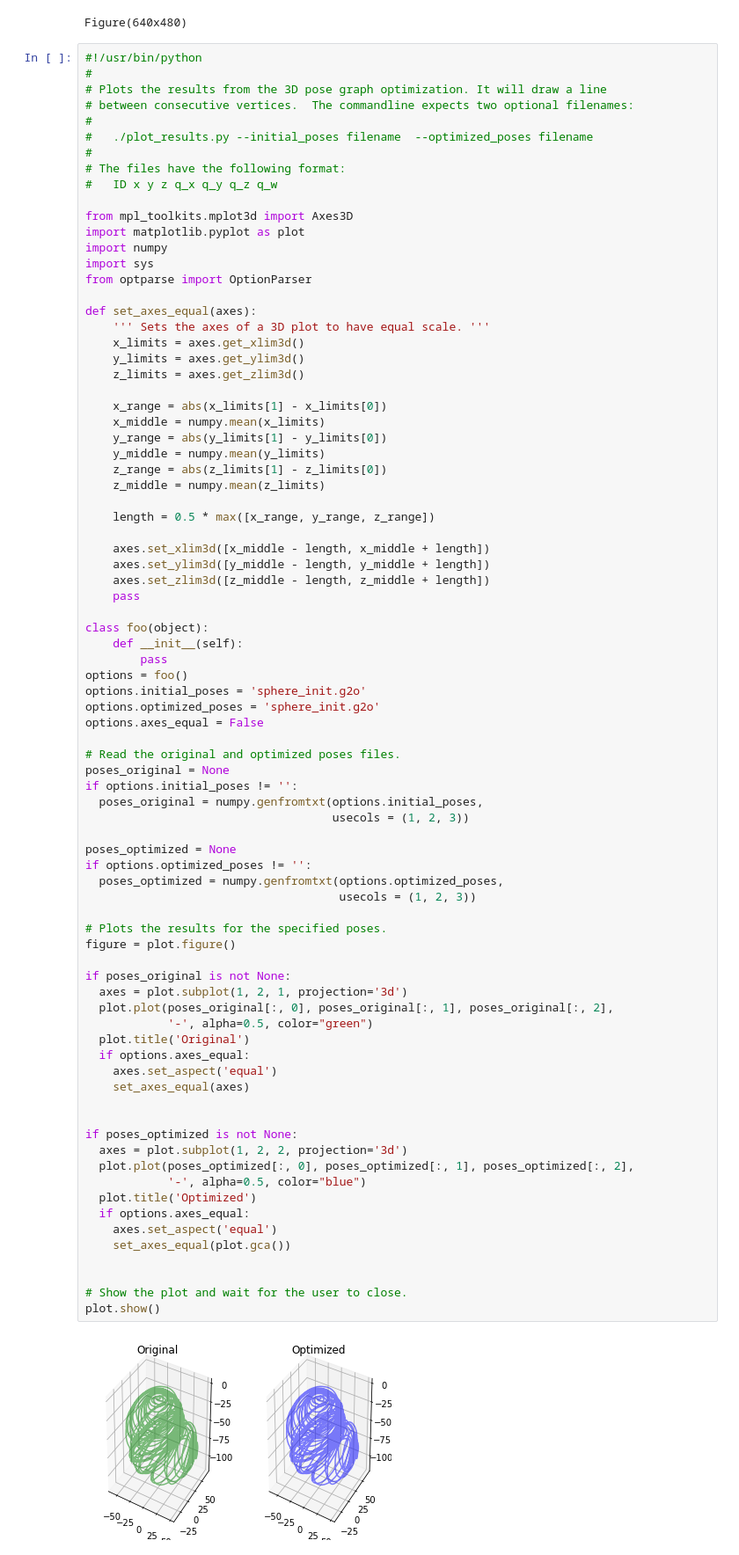
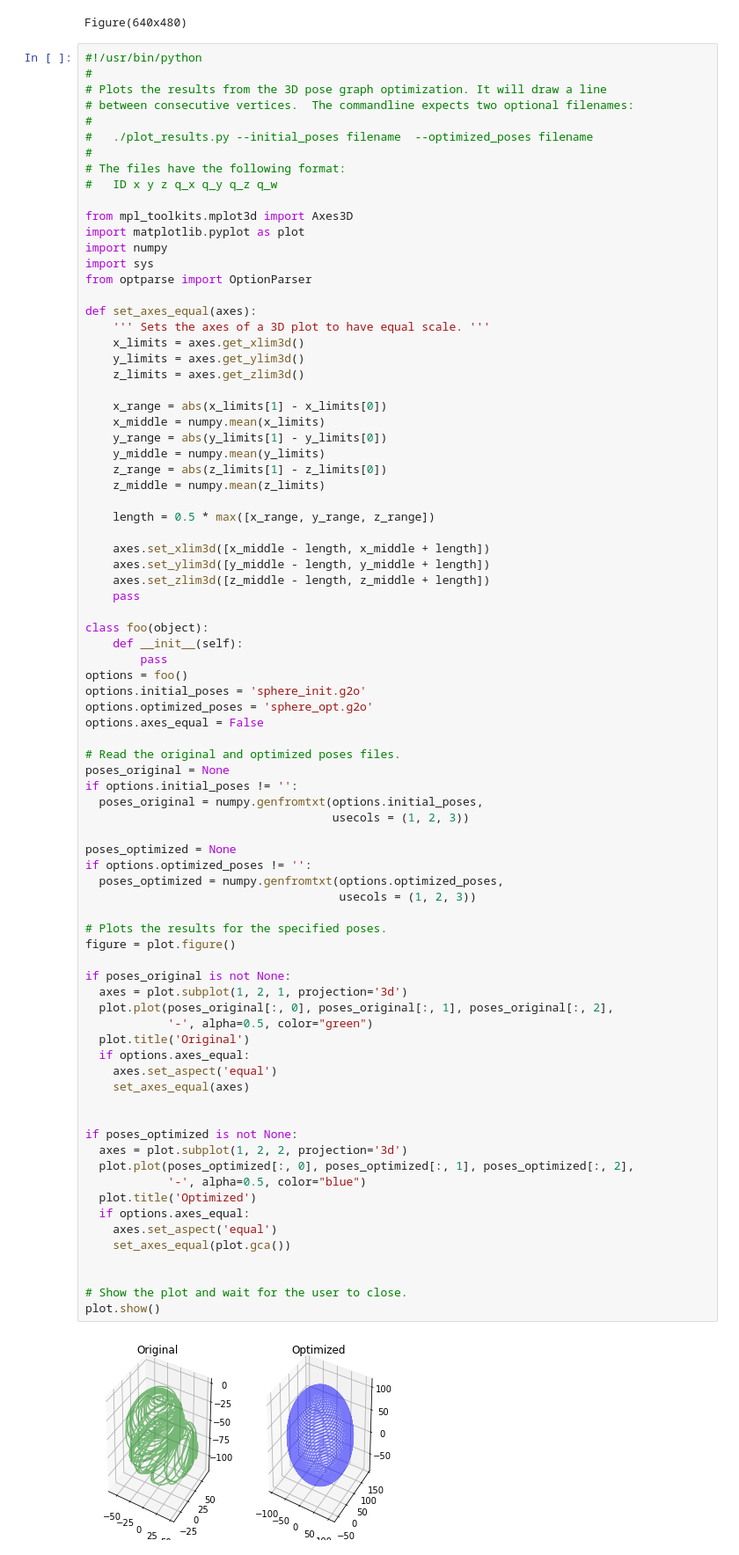
Before and after one commit to eric-yyjau/g2opy, a Jupyter notebook: python/examples/plot_3D.ipynb, the cells around one changed output. Shown at 88% size. Cells and saved outputs as stored; diff of their text form.

```diff
--- a/python/examples/plot_3D.ipynb
+++ b/python/examples/plot_3D.ipynb
@@ -49,7 +49,7 @@ class foo(object):
         pass
 options = foo()
 options.initial_poses = 'sphere_init.g2o'
-options.optimized_poses = 'sphere_init.g2o'
+options.optimized_poses = 'sphere_opt.g2o'
 options.axes_equal = False
 
 # Read the original and optimized poses files.
@@ -62,31 +62,31 @@ poses_optimized = None
 if options.optimized_poses != '':
   poses_optimized = numpy.genfromtxt(options.optimized_poses,
                                      usecols = (1, 2, 3))
 
 # Plots the results for the specified poses.
 figure = plot.figure()
 
 if poses_original is not None:
   axes = plot.subplot(1, 2, 1, projection='3d')
   plot.plot(poses_original[:, 0], poses_original[:, 1], poses_original[:, 2],
             '-', alpha=0.5, color="green")
   plot.title('Original')
   if options.axes_equal:
     axes.set_aspect('equal')
     set_axes_equal(axes)
 
 
 if poses_optimized is not None:
   axes = plot.subplot(1, 2, 2, projection='3d')
   plot.plot(poses_optimized[:, 0], poses_optimized[:, 1], poses_optimized[:, 2],
             '-', alpha=0.5, color="blue")
   plot.title('Optimized')
   if options.axes_equal:
     axes.set_aspect('equal')
     set_axes_equal(plot.gca())
 
 
 # Show the plot and wait for the user to close.
 plot.show()
 # %% [output]
-[figure, old version]
+[figure, new version]
```
